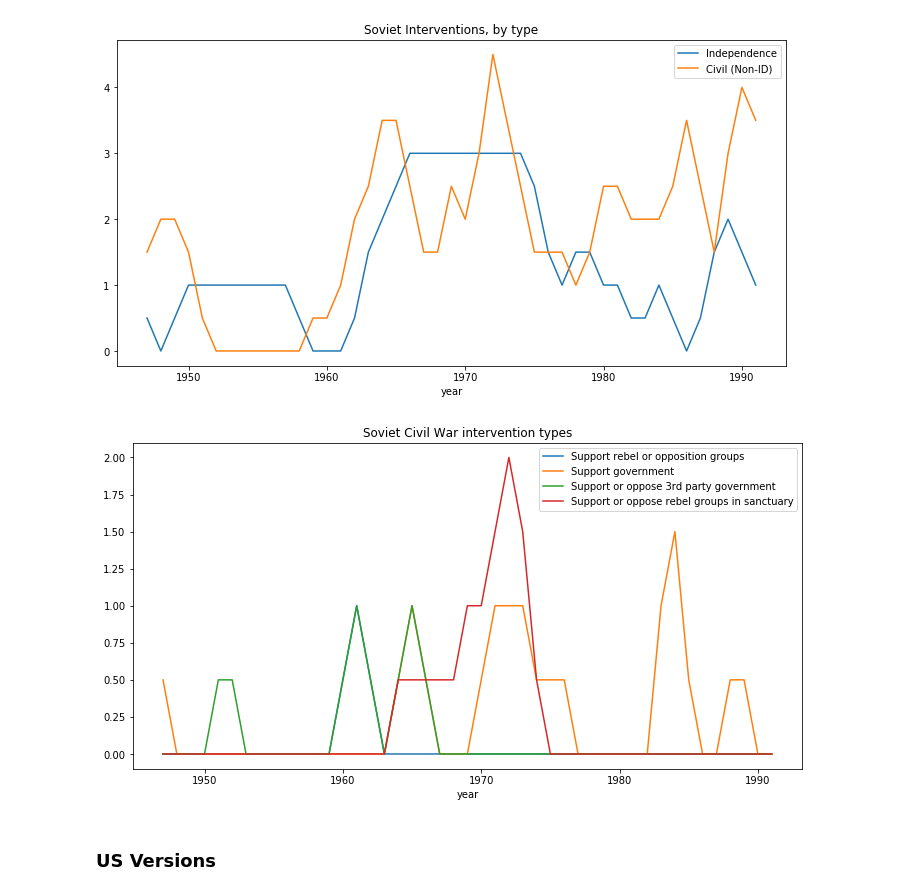
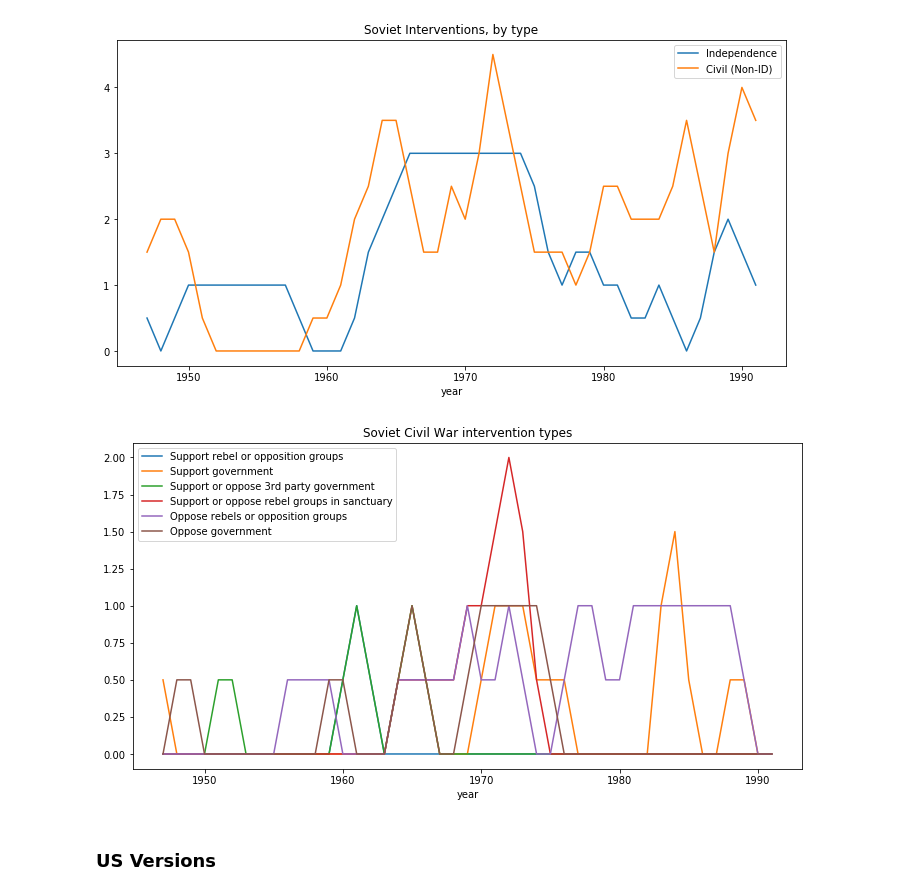
Before and after one commit to Jasper-Koops/Thesis-Cold_War_Interventions, a Jupyter notebook: Thesis.ipynb, the cells around one changed output. Cells and saved outputs as stored; diff of their text form; code cells hidden in the pictures.

Commit message:
Added graphs, regressions and MachineLearning classifiers

```diff
--- a/Thesis.ipynb
+++ b/Thesis.ipynb
@@ -1617,29 +1617,33 @@ plt.savefig('./graphs/Soviet_intervention_types_line.png')
 # %%
 temp = cw_df[cw_df['SU_any'] == 1]
 temp = temp[[
     'year',
     'Support rebel or opposition groups',
     'Support government',
     'Support or oppose 3rd party government',
     'Support or oppose rebel groups in sanctuary',
+    'Oppose rebels or opposition groups',
+    'Oppose government',
     'SU_any']]
 
 
 temp = temp[
     ['year',
      'Support rebel or opposition groups',
      'Support government',
      'Support or oppose 3rd party government',
     'Support or oppose rebel groups in sanctuary',
+     'Oppose rebels or opposition groups',
+    'Oppose government',
     ]
 ]
 temp = temp.groupby('year').sum().rolling(2).mean().plot(
     figsize=grote, title='Soviet Civil War intervention types'
 )
 
 plt.savefig('./graphs/SU_intervention_by_kind_line.png')
 # %% [output]
-[figure, old version]
+[figure, new version]
 # %% [markdown]
 ### US Versions
 # %%
```
Also changed, not shown: parts of 25 cells of this notebook.
